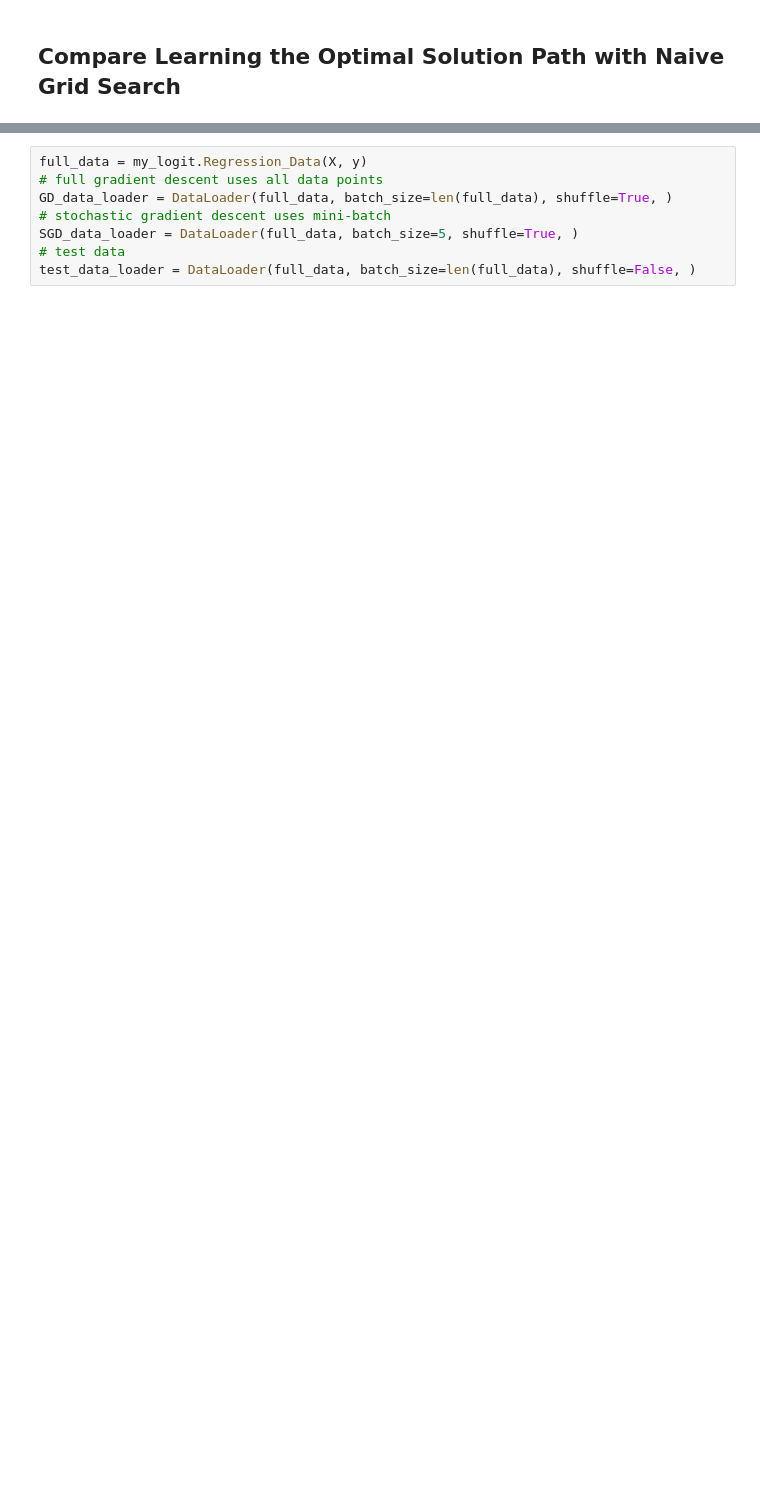
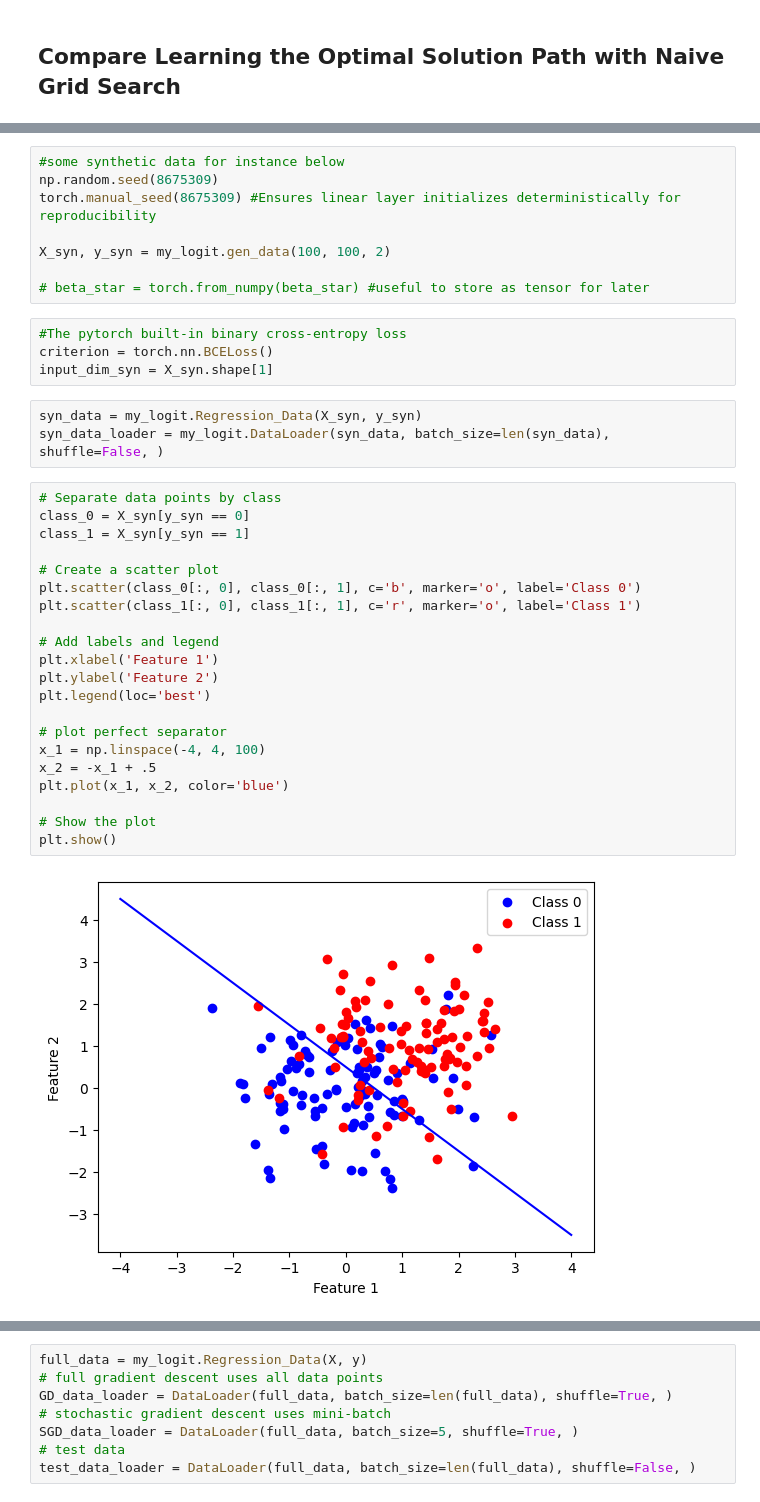
Before and after one commit to Cumberkid/Learning-the-Optimal-Solution-Path, a Jupyter notebook: Learning_the_Optimal_Solution_Path_vs_Naive_Grid_Search_using_PyTorch.ipynb, the cells around one changed output, grey strips where cells are left out. Drawn from its saved outputs; the diff is of its cells as text; blank space fills up the shorter version.

```diff
--- a/Learning_the_Optimal_Solution_Path_vs_Naive_Grid_Search_using_PyTorch.ipynb
+++ b/Learning_the_Optimal_Solution_Path_vs_Naive_Grid_Search_using_PyTorch.ipynb
@@ -562,0 +643,38 @@ WARNING:matplotlib.legend:No artists with labels found to put in legend.  Note t
+# %%
+#some synthetic data for instance below
+np.random.seed(8675309)
+torch.manual_seed(8675309) #Ensures linear layer initializes deterministically for reproducibility
+
+X_syn, y_syn = my_logit.gen_data(100, 100, 2)
+
+# beta_star = torch.from_numpy(beta_star) #useful to store as tensor for later
+# %%
+#The pytorch built-in binary cross-entropy loss
+criterion = torch.nn.BCELoss()
+input_dim_syn = X_syn.shape[1]
+# %%
+syn_data = my_logit.Regression_Data(X_syn, y_syn)
+syn_data_loader = my_logit.DataLoader(syn_data, batch_size=len(syn_data), shuffle=False, )
+# %%
+# Separate data points by class
+class_0 = X_syn[y_syn == 0]
+class_1 = X_syn[y_syn == 1]
+
+# Create a scatter plot
+plt.scatter(class_0[:, 0], class_0[:, 1], c='b', marker='o', label='Class 0')
+plt.scatter(class_1[:, 0], class_1[:, 1], c='r', marker='o', label='Class 1')
+
+# Add labels and legend
+plt.xlabel('Feature 1')
+plt.ylabel('Feature 2')
+plt.legend(loc='best')
+
+# plot perfect separator
+x_1 = np.linspace(-4, 4, 100)
+x_2 = -x_1 + .5
+plt.plot(x_1, x_2, color='blue')
+
+# Show the plot
+plt.show()
+# %% [output]
+[figure, added]
```
Also changed, not shown: parts of 49 cells of this notebook.
